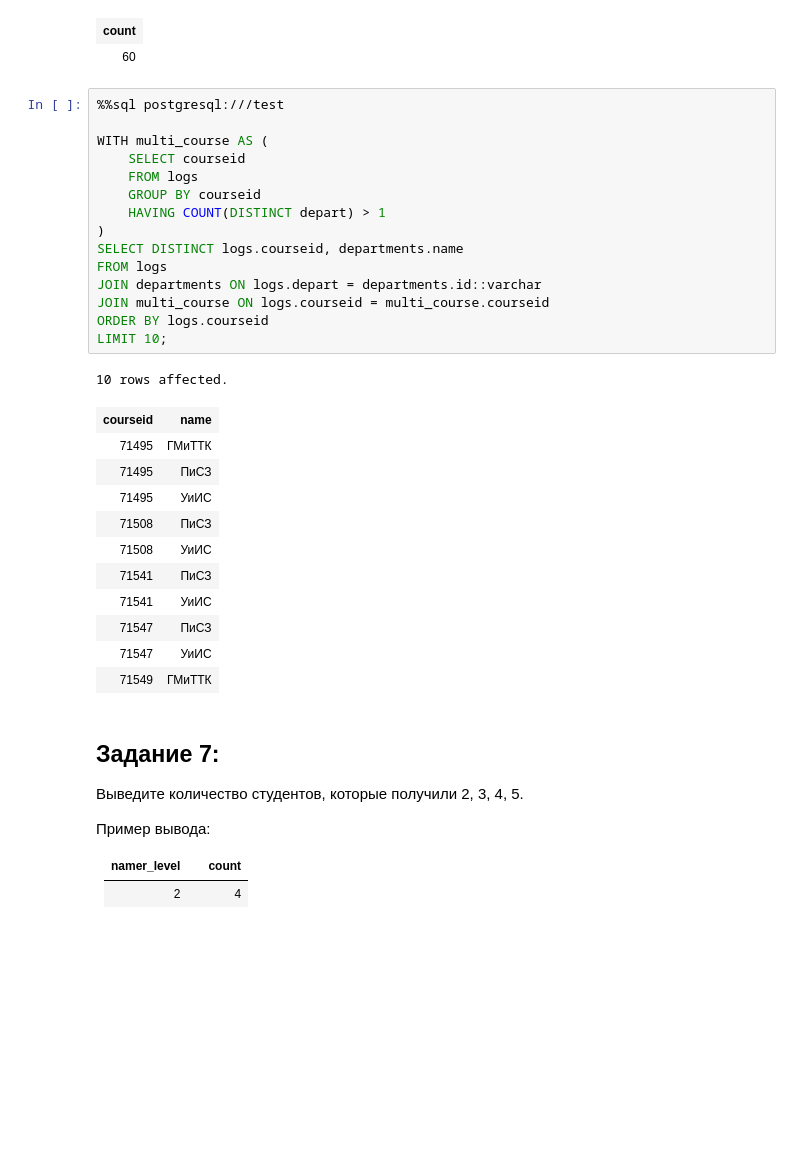
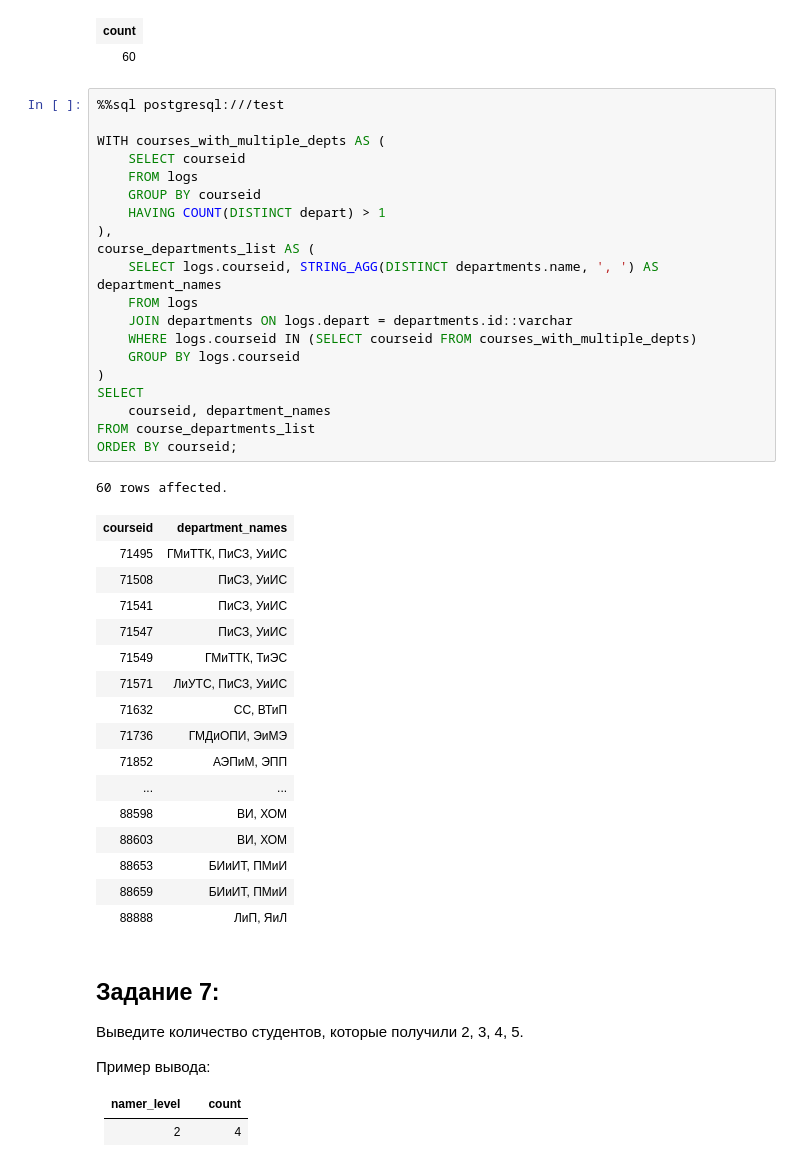
Before and after one commit to Ruslan4ikA/Response_bigdat-, a Jupyter notebook: Task 4. PostGre_portal_logs.ipynb, the cells around one changed output. Saved outputs shown, nothing was run; the diff lists cells and outputs as text; blank space fills up the shorter version.

```diff
--- a/Task 4. PostGre_portal_logs.ipynb
+++ b/Task 4. PostGre_portal_logs.ipynb
@@ -307,31 +307,41 @@ FROM (
 # %%
 %%sql postgresql:///test
 
-WITH multi_course AS (
+WITH courses_with_multiple_depts AS (
     SELECT courseid
     FROM logs
     GROUP BY courseid
     HAVING COUNT(DISTINCT depart) > 1
+),
+course_departments_list AS (
+    SELECT logs.courseid, STRING_AGG(DISTINCT departments.name, ', ') AS department_names
+    FROM logs
+    JOIN departments ON logs.depart = departments.id::varchar
+    WHERE logs.courseid IN (SELECT courseid FROM courses_with_multiple_depts)
+    GROUP BY logs.courseid
 )
-SELECT DISTINCT logs.courseid, departments.name
-FROM logs
-JOIN departments ON logs.depart = departments.id::varchar
-JOIN multi_course ON logs.courseid = multi_course.courseid
-ORDER BY logs.courseid
-LIMIT 10;
+SELECT
+    courseid, department_names
+FROM course_departments_list
+ORDER BY courseid;
 # %% [output]
-10 rows affected.
+60 rows affected.
-| courseid | name |
-| 71495 | ГМиТТК |
-| 71495 | ПиСЗ |
-| 71495 | УиИС |
-| 71508 | ПиСЗ |
-| 71508 | УиИС |
-| 71541 | ПиСЗ |
-| 71541 | УиИС |
-| 71547 | ПиСЗ |
-| 71547 | УиИС |
-| 71549 | ГМиТТК |
+| courseid | department_names |
+| 71495 | ГМиТТК, ПиСЗ, УиИС |
+| 71508 | ПиСЗ, УиИС |
+| 71541 | ПиСЗ, УиИС |
+| 71547 | ПиСЗ, УиИС |
+| 71549 | ГМиТТК, ТиЭС |
+| 71571 | ЛиУТС, ПиСЗ, УиИС |
+| 71632 | CC, ВТиП |
+| 71736 | ГМДиОПИ, ЭиМЭ |
+| 71852 | АЭПиМ, ЭПП |
+| ... | ... |
+| 88598 | ВИ, ХОМ |
+| 88603 | ВИ, ХОМ |
+| 88653 | БИиИТ, ПМиИ |
+| 88659 | БИиИТ, ПМиИ |
+| 88888 | ЛиП, ЯиЛ |
 # %% [markdown]
 ## Задание 7:
 
```
Also changed, not shown: parts of 3 cells of this notebook, 5 other files.
